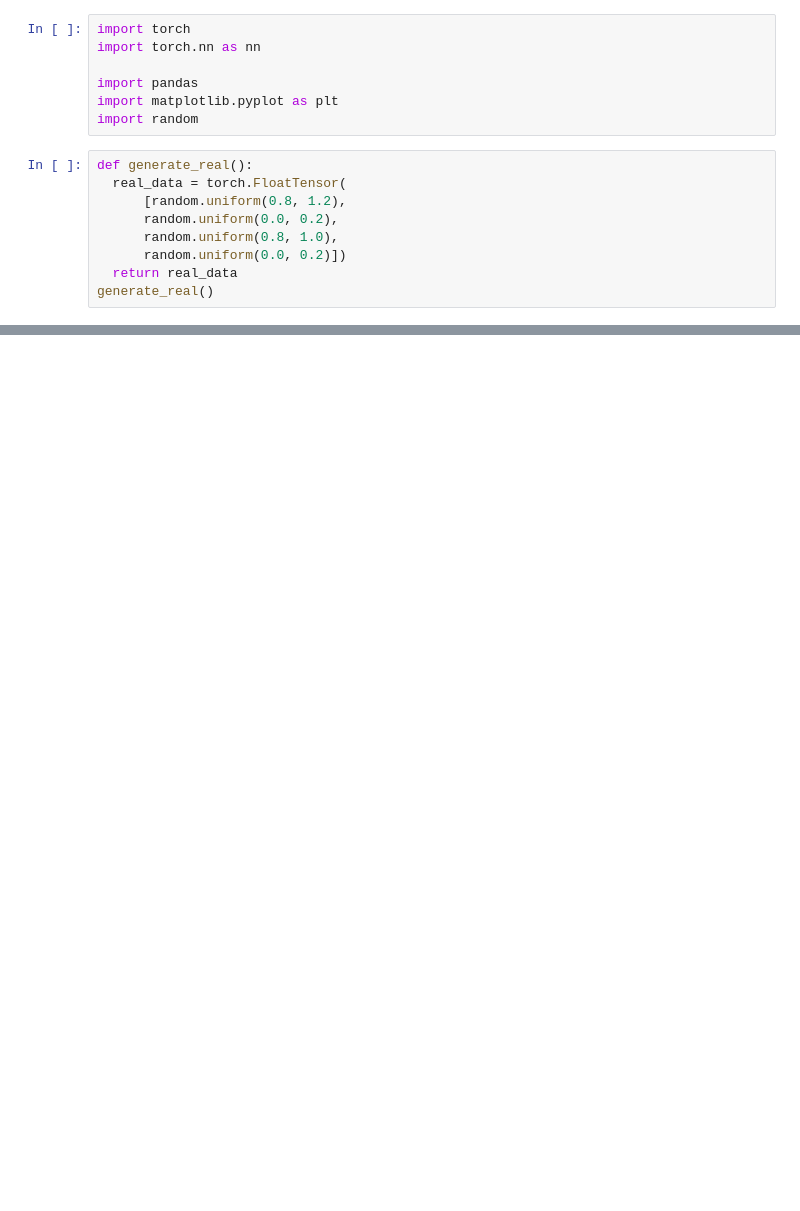
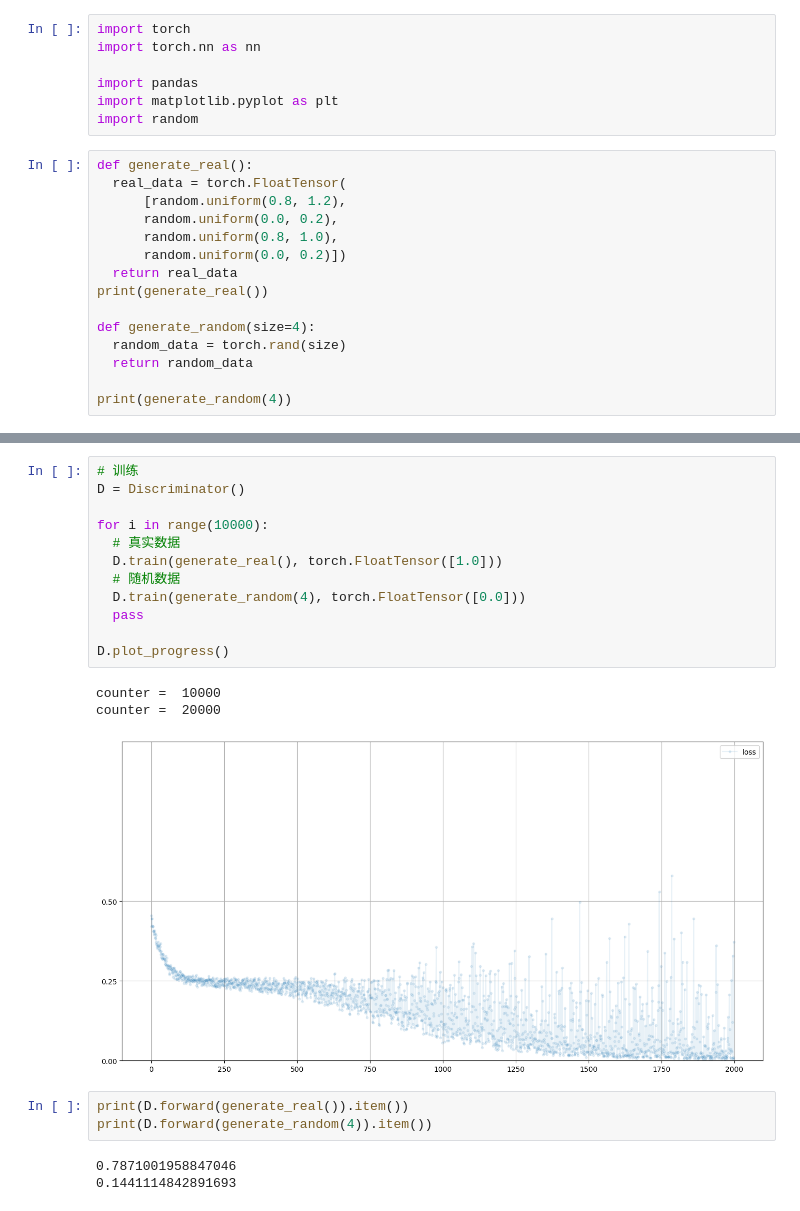
Before and after one commit to JumperWacky/cycleGAN, a Jupyter notebook: simple_gan.ipynb, the cells around one changed output, grey strips where cells are left out. Cells and saved outputs as stored; diff of their text form; blank space fills up the shorter version.

```diff
--- a/simple_gan.ipynb
+++ b/simple_gan.ipynb
@@ -15,5 +15,11 @@ def generate_real():
       random.uniform(0.8, 1.0),
       random.uniform(0.0, 0.2)])
   return real_data
-generate_real()
+print(generate_real())
+
+def generate_random(size=4):
+  random_data = torch.rand(size)
+  return random_data
+
+print(generate_random(4))
 # %% [output]
@@ -26,0 +82,22 @@ os.getcwd()
+# %%
+# 训练
+D = Discriminator()
+
+for i in range(10000):
+  # 真实数据
+  D.train(generate_real(), torch.FloatTensor([1.0]))
+  # 随机数据
+  D.train(generate_random(4), torch.FloatTensor([0.0]))
+  pass
+
+D.plot_progress()
+# %% [output]
+counter =  10000
+counter =  20000
+[figure, added]
+# %%
+print(D.forward(generate_real()).item())
+print(D.forward(generate_random(4)).item())
+# %% [output]
+0.7871001958847046
+0.1441114842891693
```
Also changed, not shown: parts of 7 cells of this notebook.
